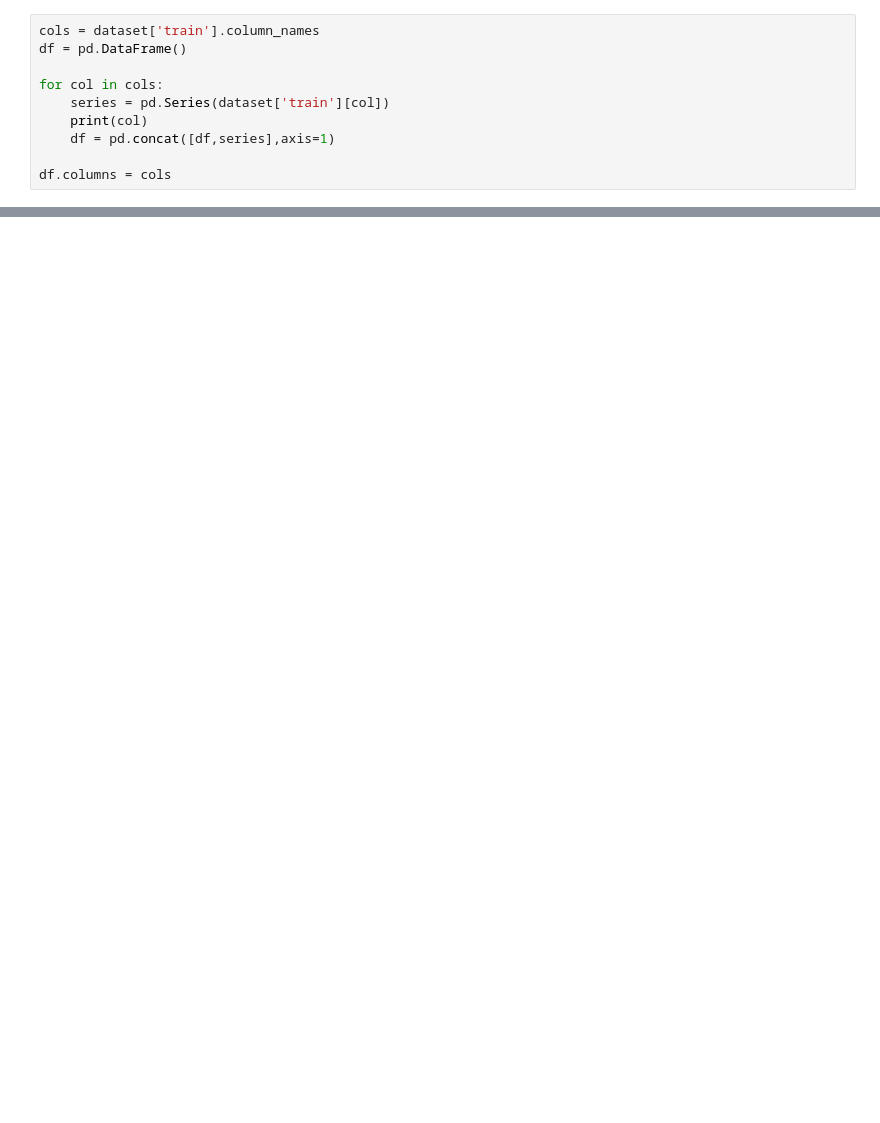
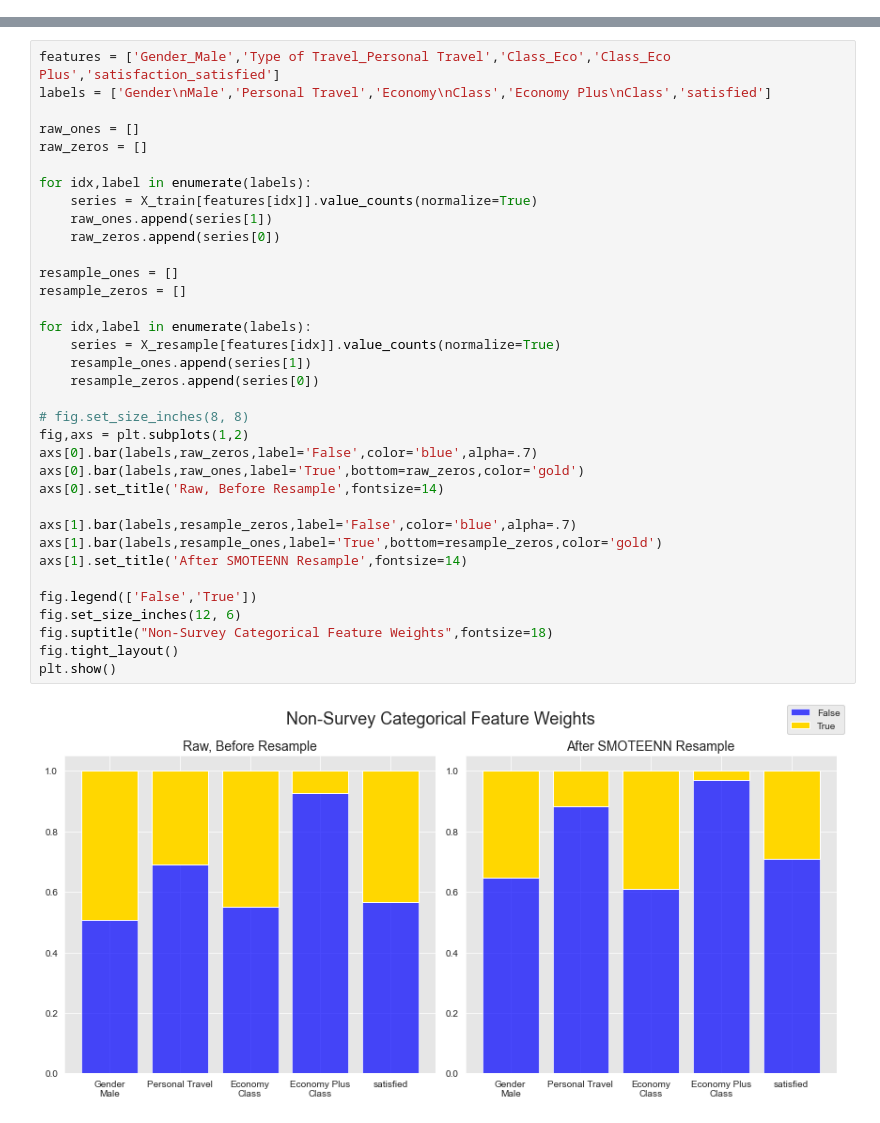
Before and after one commit to Zeth-Abney/Flatiron-school, a Jupyter notebook: phase-3/PROJECT/student.ipynb, the cells around one changed output, grey strips where cells are left out. Drawn from its saved outputs; the diff is of its cells as text; blank space fills up the shorter version.

```diff
--- a/phase-3/PROJECT/student.ipynb
+++ b/phase-3/PROJECT/student.ipynb
@@ -10,10 +0,0 @@ Reusing dataset amazon_reviews_multi (C:\Users\zethu\.cache\huggingface\datasets
-# %%
-cols = dataset['train'].column_names
-df = pd.DataFrame()
-
-for col in cols:
-    series = pd.Series(dataset['train'][col])
-    print(col)
-    df = pd.concat([df,series],axis=1)
-
-df.columns = cols
@@ -53,0 +212,37 @@ df.loc[df['language'] == 'es']
+# %%
+features = ['Gender_Male','Type of Travel_Personal Travel','Class_Eco','Class_Eco Plus','satisfaction_satisfied']
+labels = ['Gender\nMale','Personal Travel','Economy\nClass','Economy Plus\nClass','satisfied']
+
+raw_ones = []
+raw_zeros = []
+
+for idx,label in enumerate(labels):
+    series = X_train[features[idx]].value_counts(normalize=True)
+    raw_ones.append(series[1])
+    raw_zeros.append(series[0])
+
+resample_ones = []
+resample_zeros = []
+
+for idx,label in enumerate(labels):
+    series = X_resample[features[idx]].value_counts(normalize=True)
+    resample_ones.append(series[1])
+    resample_zeros.append(series[0])
+
+# fig.set_size_inches(8, 8)
+fig,axs = plt.subplots(1,2)
+axs[0].bar(labels,raw_zeros,label='False',color='blue',alpha=.7)
+axs[0].bar(labels,raw_ones,label='True',bottom=raw_zeros,color='gold')
+axs[0].set_title('Raw, Before Resample',fontsize=14)
+
+axs[1].bar(labels,resample_zeros,label='False',color='blue',alpha=.7)
+axs[1].bar(labels,resample_ones,label='True',bottom=resample_zeros,color='gold')
+axs[1].set_title('After SMOTEENN Resample',fontsize=14)
+
+fig.legend(['False','True'])
+fig.set_size_inches(12, 6)
+fig.suptitle("Non-Survey Categorical Feature Weights",fontsize=18)
+fig.tight_layout()
+plt.show()
+# %% [output]
+[figure, added]
```
Also changed, not shown: parts of 35 cells of this notebook, 13 other files.
